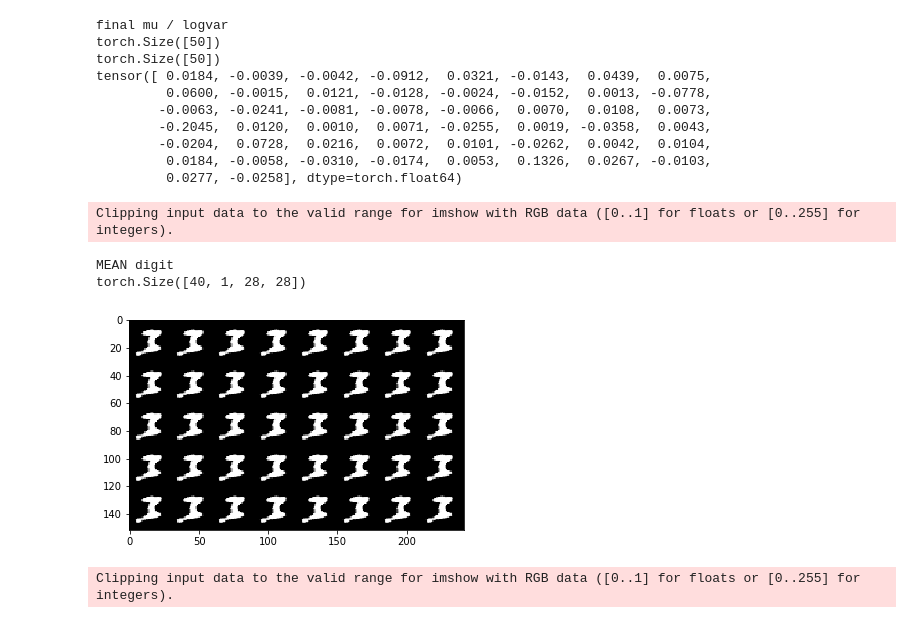
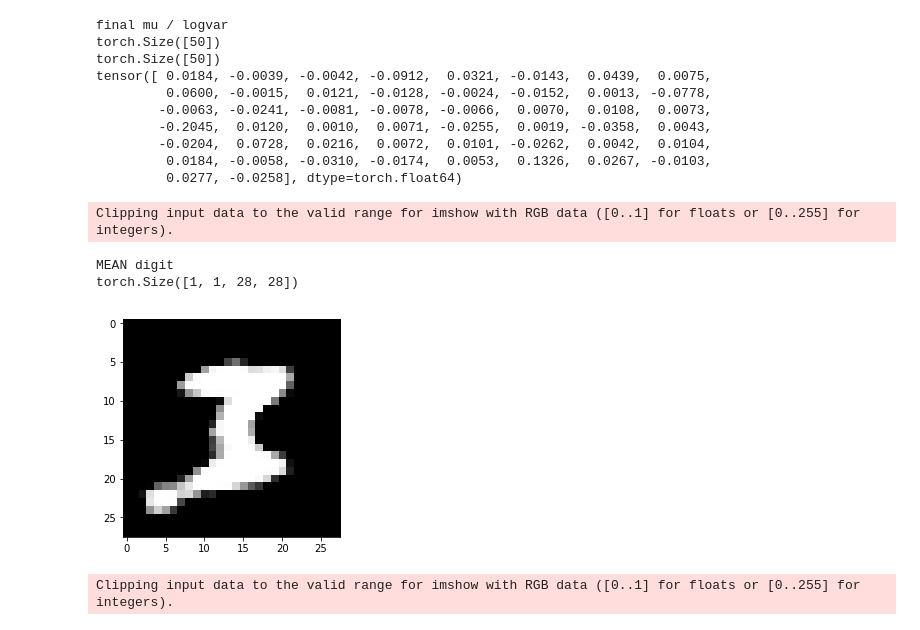
Before and after one commit to sesquipedalian-dev/mnistVaeExperiment, a Jupyter notebook: pytorch_mnist_ae.ipynb, the cells around one changed output. Saved outputs shown, nothing was run; the diff lists cells and outputs as text; code cells hidden in the pictures.

```diff
--- a/pytorch_mnist_ae.ipynb
+++ b/pytorch_mnist_ae.ipynb
@@ -412,17 +412,17 @@ tensor([ 0.0184, -0.0039, -0.0042, -0.0912,  0.0321, -0.0143,  0.0439,  0.0075,
          0.0277, -0.0258], dtype=torch.float64)
 # %%
 
-decoded = net.sample(running_mu.type(torch.FloatTensor).repeat(40, 1),
-                     running_logvar.type(torch.FloatTensor).repeat(40, 1), deviation=42)
+decoded = net.sample(running_mu.type(torch.FloatTensor).repeat(1, 1),
+                     running_logvar.type(torch.FloatTensor).repeat(1, 1), deviation=42)
 print("MEAN digit")
 print(decoded.shape)
 imshow2(torchvision.utils.make_grid(decoded))
 # 40, 1, 28, 28
 # %% [output]
 Clipping input data to the valid range for imshow with RGB data ([0..1] for floats or [0..255] for integers).
 MEAN digit
-torch.Size([40, 1, 28, 28])
+torch.Size([1, 1, 28, 28])
-[figure, old version]
+[figure, new version]
 # %%
 # discover important variables in the dense representation
 mus_by_abs = [(i, abs(running_mu[i])) for i in list(range(50))]
```
Also changed, not shown: 2 other files.
